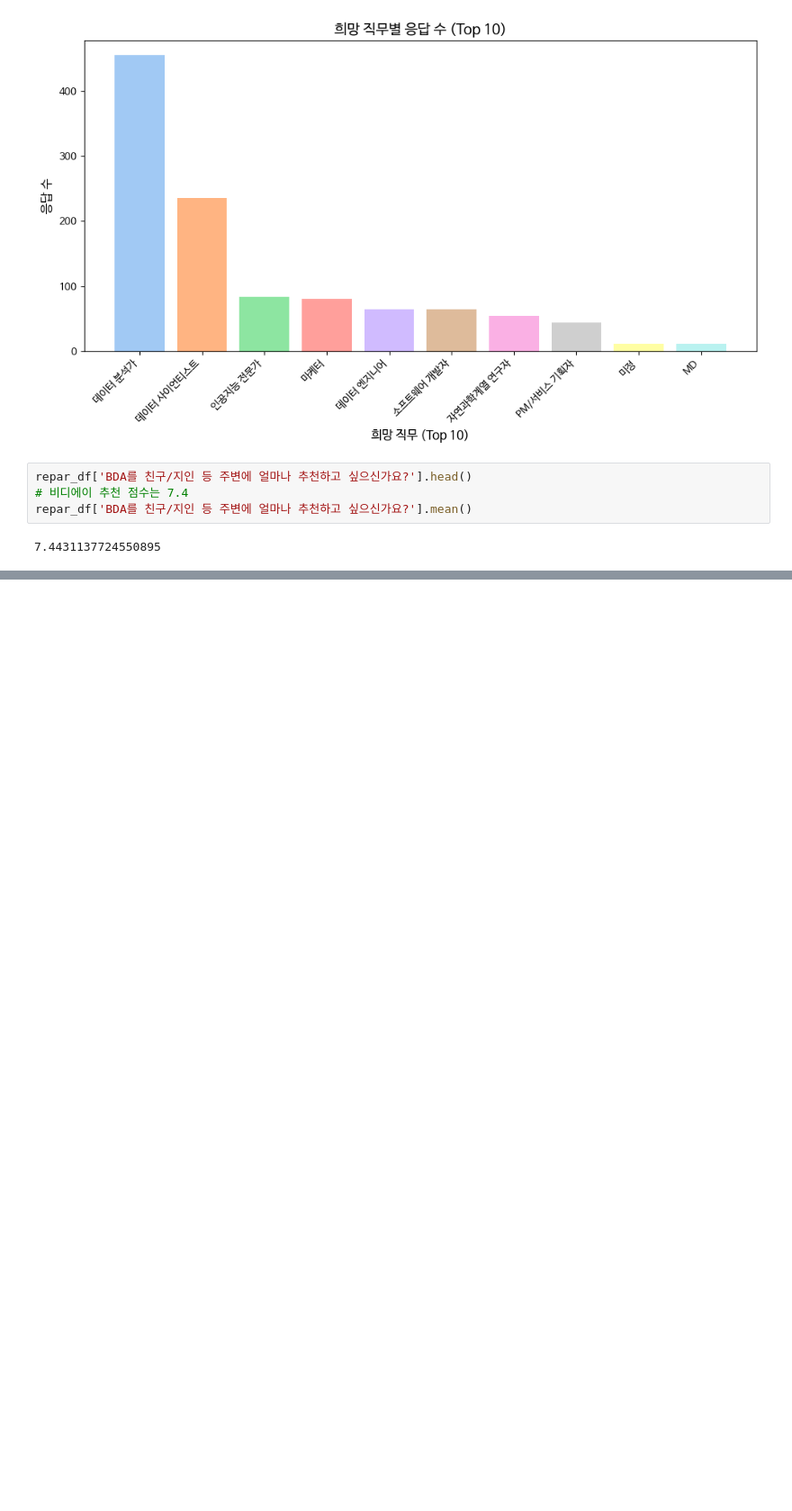
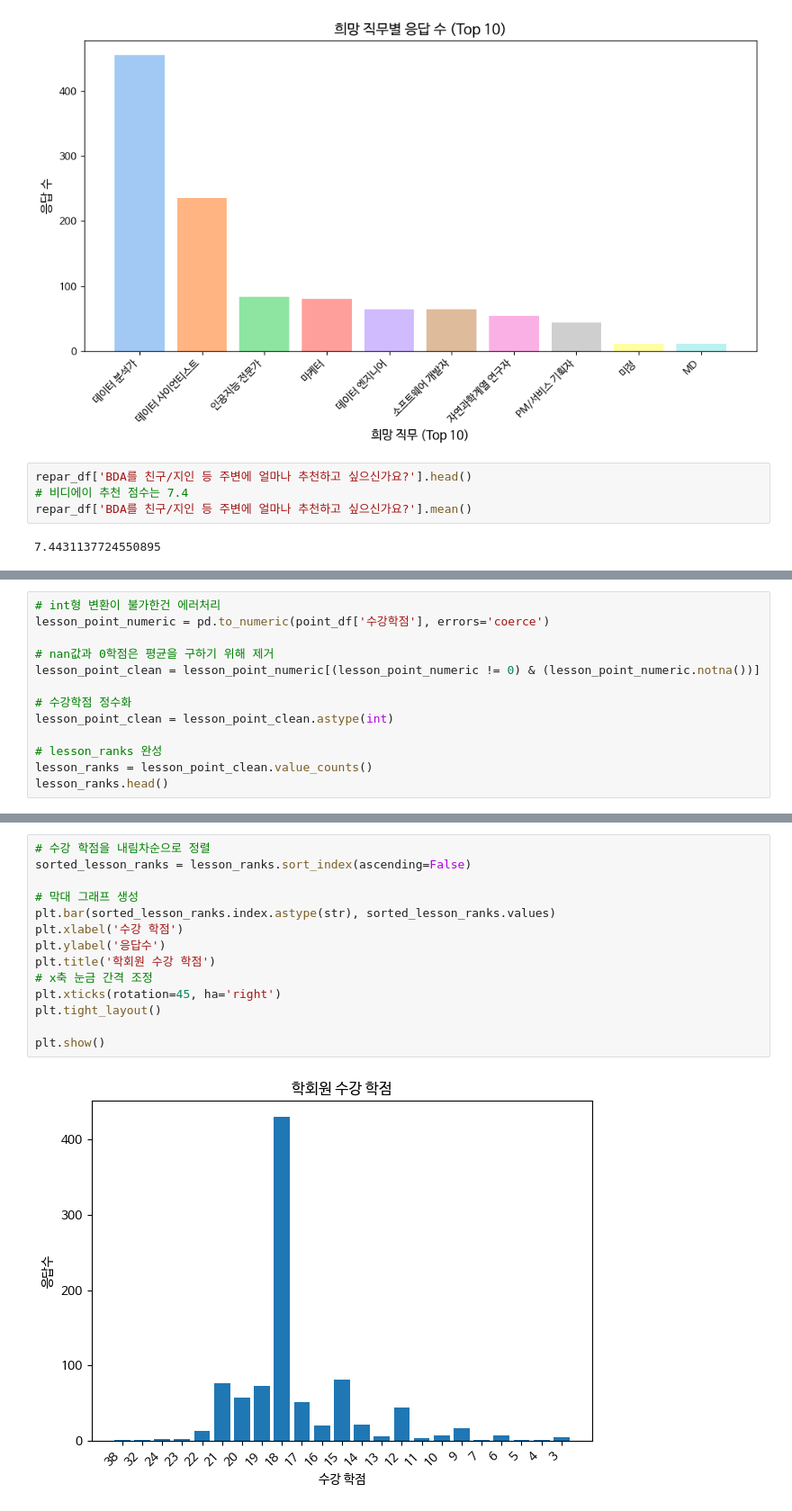
Before and after one commit to LYZAcell/data_study, a Jupyter notebook: BDA(통계)/이가영_41_최종과제_제출.ipynb, the cells around one changed output, grey strips where cells are left out. Shown at 90% size. Saved outputs shown, nothing was run; the diff lists cells and outputs as text; blank space fills up the shorter version.

```diff
--- a/BDA(통계)/이가영_41_최종과제_제출.ipynb
+++ b/BDA(통계)/이가영_41_최종과제_제출.ipynb
@@ -316,0 +413,13 @@ repar_df['BDA를 친구/지인 등 주변에 얼마나 추천하고 싶으신가
+# %%
+# int형 변환이 불가한건 에러처리
+lesson_point_numeric = pd.to_numeric(point_df['수강학점'], errors='coerce')
+
+# nan값과 0학점은 평균을 구하기 위해 제거
+lesson_point_clean = lesson_point_numeric[(lesson_point_numeric != 0) & (lesson_point_numeric.notna())]
+
+# 수강학점 정수화
+lesson_point_clean = lesson_point_clean.astype(int)
+
+# lesson_ranks 완성
+lesson_ranks = lesson_point_clean.value_counts()
+lesson_ranks.head()
@@ -316,0 +435,16 @@ repar_df['BDA를 친구/지인 등 주변에 얼마나 추천하고 싶으신가
+# %%
+# 수강 학점을 내림차순으로 정렬
+sorted_lesson_ranks = lesson_ranks.sort_index(ascending=False)
+
+# 막대 그래프 생성
+plt.bar(sorted_lesson_ranks.index.astype(str), sorted_lesson_ranks.values)
+plt.xlabel('수강 학점')
+plt.ylabel('응답수')
+plt.title('학회원 수강 학점')
+# x축 눈금 간격 조정
+plt.xticks(rotation=45, ha='right')
+plt.tight_layout()
+
+plt.show()
+# %% [output]
+[figure, added]
```
Also changed, not shown: parts of 26 cells of this notebook.
